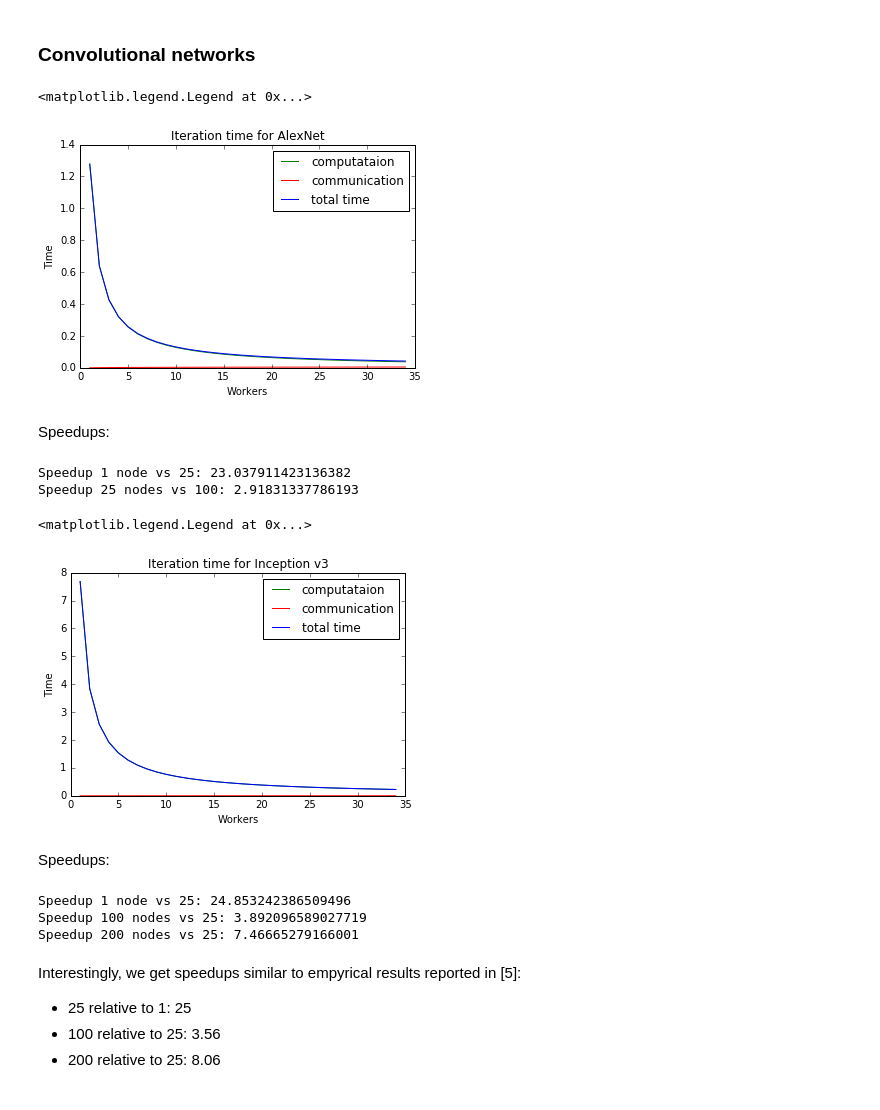
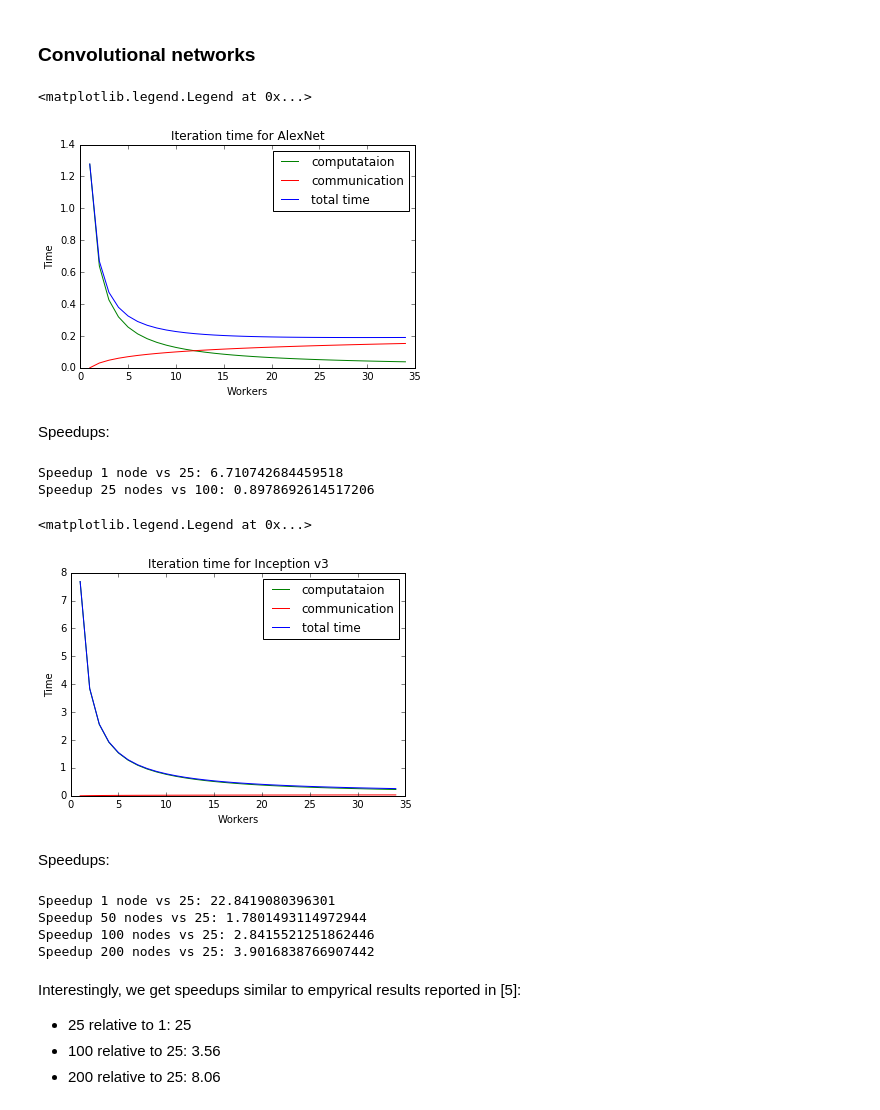
Before and after one commit to avulanov/scalability, a Jupyter notebook: scalability.ipynb, the cells around one changed output. Saved outputs shown, nothing was run; the diff lists cells and outputs as text; code cells hidden in the pictures.

```diff
--- a/scalability.ipynb
+++ b/scalability.ipynb
@@ -151,36 +151,39 @@ Speedup 25 nodes vs 100: 1.1244438073344267
 ### Convolutional networks
 # %%
 #Google AlexNet
-weights = 60E6
+weights = 60E6 * 32
 flops = 832E6 * 3 * 1024
 # PCI express v3 16GB/s (peak can be 100%)
 #vtcp = np.vectorize(tcp)
 #vtcm = np.vectorize(tcm)
 #vt = np.vectorize(t)
 tcpData = np.vectorize(tcp)(n, flops, p)
 tcmData = np.vectorize(tcm)(n, weights, b)
 tData = np.vectorize(t)(n, weights, flops, b, p)
 leg1, = plt.plot(n,tcpData, color="green", label='computataion')
 leg2, = plt.plot(n,tcmData, color="red", label='communication')
 leg3, = plt.plot(n, tData, color="blue", label='total time')
 plt.ylabel("Time")
 plt.xlabel("Workers")
 plt.title("Iteration time for AlexNet")
 plt.legend(handles=[leg1, leg2, leg3])
 # %% [output]
 <matplotlib.legend.Legend at 0x...>
-[figure, old version]
+[figure, new version]
 # %% [markdown]
 Speedups:
 # %%
 print("Speedup 1 node vs 25:", t(1, weights, flops, b, p) / t(25,  weights, flops, b, p))
 print("Speedup 25 nodes vs 100:", t(25, weights, flops, b, p) / t(100,  weights, flops, b, p))
 # %% [output]
-Speedup 1 node vs 25: 23.037911423136382
-Speedup 25 nodes vs 100: 2.91831337786193
+Speedup 1 node vs 25: 6.710742684459518
+Speedup 25 nodes vs 100: 0.8978692614517206
 # %%
-#Google Inception v3
-weights = 25E6
+%matplotlib inline
+import matplotlib.pyplot as plt
+import numpy as np
+#Google Inception v3 (NB! 16-bit weights transfer)
+weights = 25E6 * 16
 flops = 5E9 * 3 * 1024
 # PCI express v3 16GB/s (peak can be 100%)
 #vtcp = np.vectorize(tcp)
@@ -198,17 +201,19 @@ plt.title("Iteration time for Inception v3")
 plt.legend(handles=[leg1, leg2, leg3])
 # %% [output]
 <matplotlib.legend.Legend at 0x...>
-[figure, old version]
+[figure, new version]
 # %% [markdown]
 Speedups:
 # %%
 print("Speedup 1 node vs 25:", t(1, weights, flops, b, p) / t(25,  weights, flops, b, p))
+print("Speedup 50 nodes vs 25:", t(25, weights, flops, b, p) / t(50,  weights, flops, b, p))
 print("Speedup 100 nodes vs 25:", t(25, weights, flops, b, p) / t(100,  weights, flops, b, p))
 print("Speedup 200 nodes vs 25:", t(25, weights, flops, b, p) / t(200,  weights, flops, b, p))
 # %% [output]
-Speedup 1 node vs 25: 24.853242386509496
-Speedup 100 nodes vs 25: 3.892096589027719
-Speedup 200 nodes vs 25: 7.46665279166001
+Speedup 1 node vs 25: 22.8419080396301
+Speedup 50 nodes vs 25: 1.7801493114972944
+Speedup 100 nodes vs 25: 2.8415521251862446
+Speedup 200 nodes vs 25: 3.9016838766907442
 # %% [markdown]
 Interestingly, we get speedups similar to empyrical results reported in [5]:
   - 25 relative to 1: 25
```
Also changed, not shown: parts of 1 cell of this notebook.
